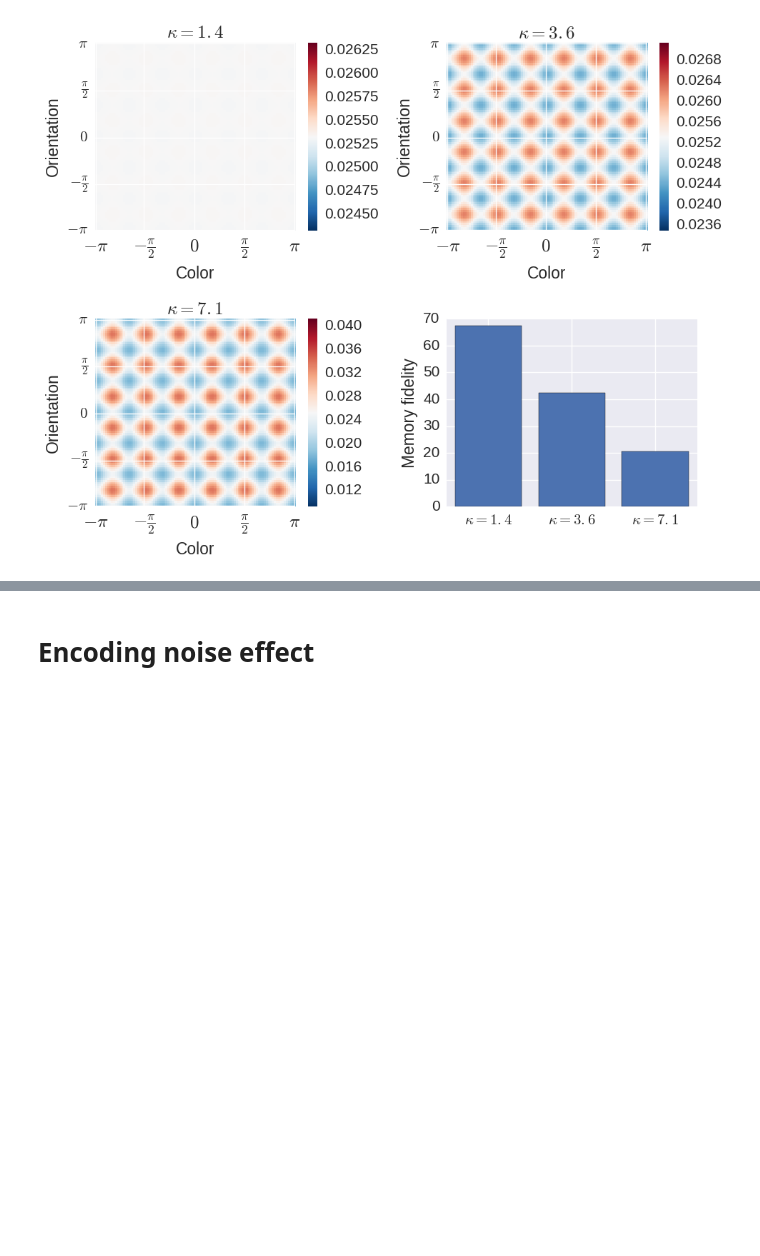
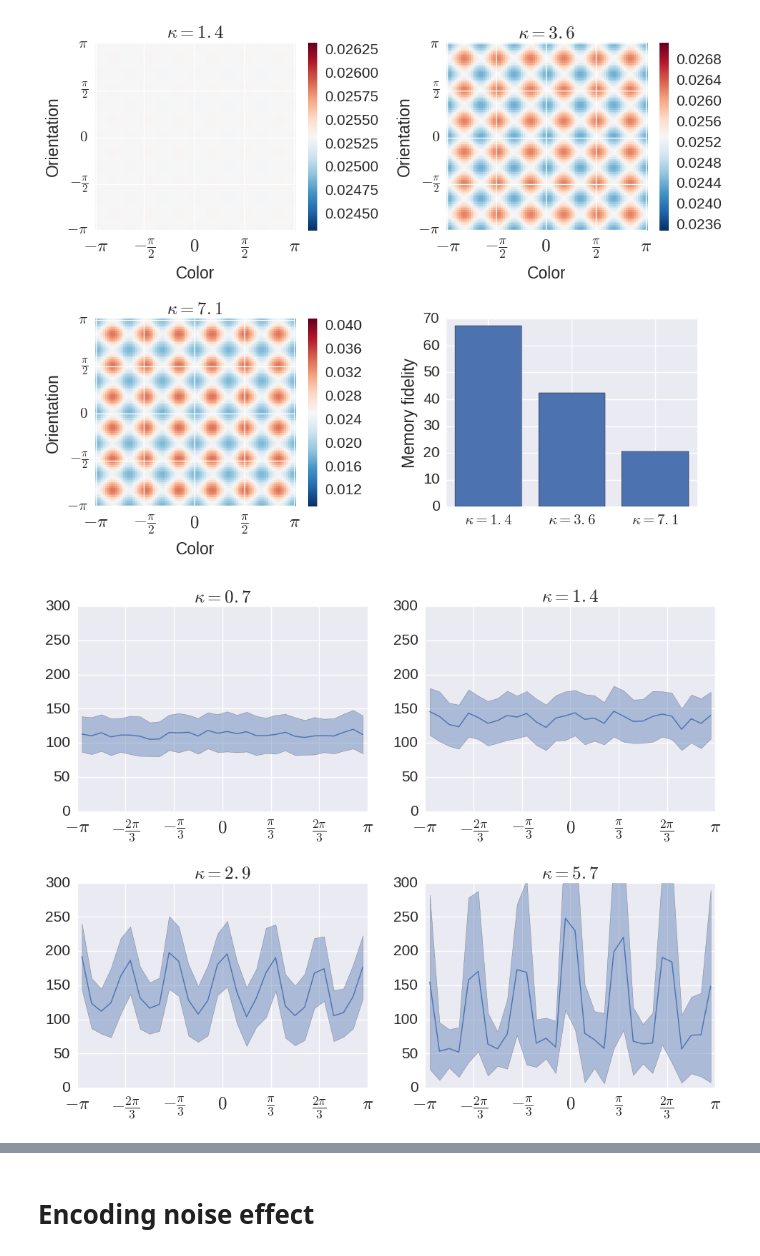
Before and after one commit to Azhag/Bayesian-visual-working-memory, a Jupyter notebook: Experiments/thesis_plots/Single Item characterisation - Mixed network - 12.2016.ipynb, the cells around one changed output, grey strips where cells are left out. Saved outputs shown, nothing was run; the diff lists cells and outputs as text; code cells hidden in the pictures; blank space fills up the shorter version.

```diff
--- a/Experiments/thesis_plots/Single Item characterisation - Mixed network - 12.2016.ipynb
+++ b/Experiments/thesis_plots/Single Item characterisation - Mixed network - 12.2016.ipynb
@@ -163,7 +170,7 @@ plt.tight_layout()
 arguments_dict = dict(
     action_to_do='launcher_do_simple_run',
     inference_method='sample',
-    N=100,
+    N=500,
     num_samples=50,
     M=6**2,
     label='thesis_fisherinfo_fit_1obj_smallM',
@@ -238,0 +276,26 @@ plt.tight_layout()
+# %%
+rcscale_space = np.array([0.5*optimal_rc_scale, optimal_rc_scale, 2*optimal_rc_scale, 4*optimal_rc_scale])
+all_df_precisions = []
+
+for i, rcscale in enumerate(rcscale_space):
+    arguments_dict['rc_scale'] = rcscale
+    if 'autoset_parameters' in arguments_dict:
+        del arguments_dict['autoset_parameters']
+    with io.capture_output(display=False, stdout=True) as captured:
+        experiment_launcher = ExperimentLauncher(run=True, arguments_dict=arguments_dict)
+        sampler = experiment_launcher.all_vars['sampler']
+
+        all_df_precisions.append(sampler.estimate_precision_per_angle(num_repetitions=100))
+# %%
+# plot
+f, axes = plt.subplots(2, 2, figsize=(10, 8))
+axes = axes.flatten()
+for i, rcscale in enumerate(rcscale_space):
+    plot_precision_per_angle(all_df_precisions[i], axes[i])
+    axes[i].set_title("$\kappa = %.1f$" % rcscale)
+#     axes[i].set_ylim(0, 0.4)
+    axes[i].set_ylim(0, 300)
+
+plt.tight_layout()
+# %% [output]
+[figure, added]
```
Also changed, not shown: parts of 4 cells of this notebook, 5 other files.
